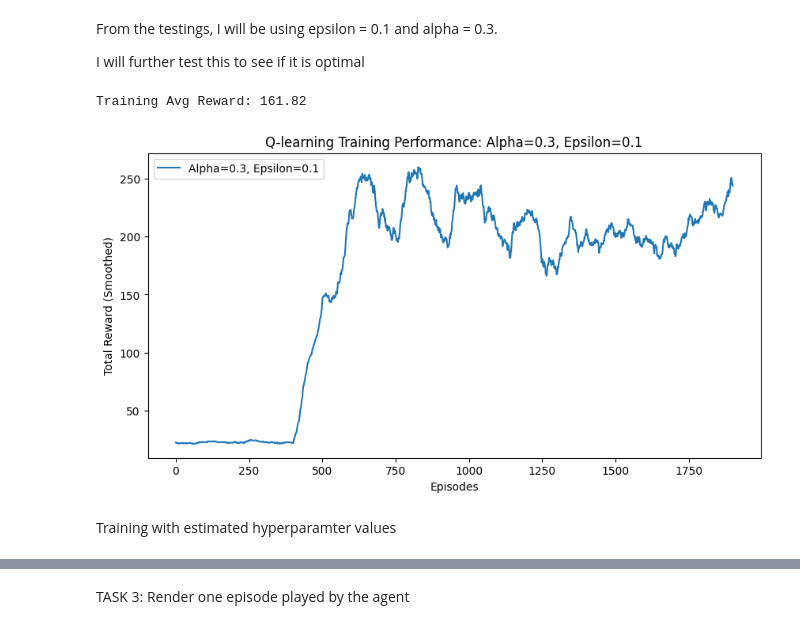
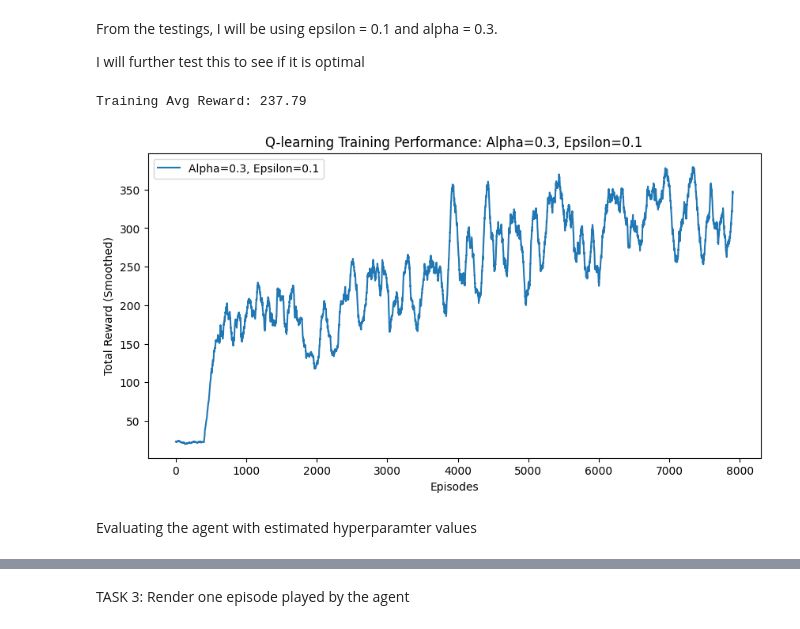
Before and after one commit to kuehlapis/SC300-Artificial-Intelligence, a Jupyter notebook: cartpole.ipynb, the cells around one changed output, grey strips where cells are left out. Saved outputs shown, nothing was run; the diff lists cells and outputs as text; code cells hidden in the pictures.

```diff
--- a/cartpole.ipynb
+++ b/cartpole.ipynb
@@ -224,31 +224,31 @@ I will further test this to see if it is optimal
 # %%
 gamma = 0.99
 alpha = 0.3
 epsilon = 0.1
-number_episodes = 2000
+number_episodes = 8000
 number_of_bins = [10, 10, 10, 10]
 lower_bounds = [-2.4, -2, -0.2, -1.5]
 upper_bounds = [2.4, 2, 0.2, 1.5]
 
 # Initialize environment
 env = gym.make("CartPole-v1")
 
 # Run Q-learning
 q_matrix, rewards = Q_learning(env, alpha, gamma, epsilon, number_episodes, number_of_bins, lower_bounds, upper_bounds)
 
 # Calculate and print average training reward
 avg_reward = np.mean(rewards)
 print(f"Training Avg Reward: {avg_reward:.2f}")
 
 # Plot training results with smoothing
 plt.figure(figsize=(10, 5))
 plt.plot(np.convolve(rewards, np.ones(100)/100, mode='valid'), label=f"Alpha={alpha}, Epsilon={epsilon}")
 plt.xlabel("Episodes")
 plt.ylabel("Total Reward (Smoothed)")
 plt.title(f"Q-learning Training Performance: Alpha={alpha}, Epsilon={epsilon}")
 plt.legend()
 plt.show()
 # %% [output]
-Training Avg Reward: 161.82
+Training Avg Reward: 237.79
-[figure, old version]
+[figure, new version]
 # %%
@@ -288,5 +288,5 @@ def evaluate_q_learning(q_matrix, env, number_of_bins, lower_bounds, upper_bound
 
     return test_rewards
 # %% [markdown]
-Training with estimated hyperparamter values
+Evaluating the agent with estimated hyperparamter values
 # %%
```
Also changed, not shown: parts of 7 cells of this notebook.
